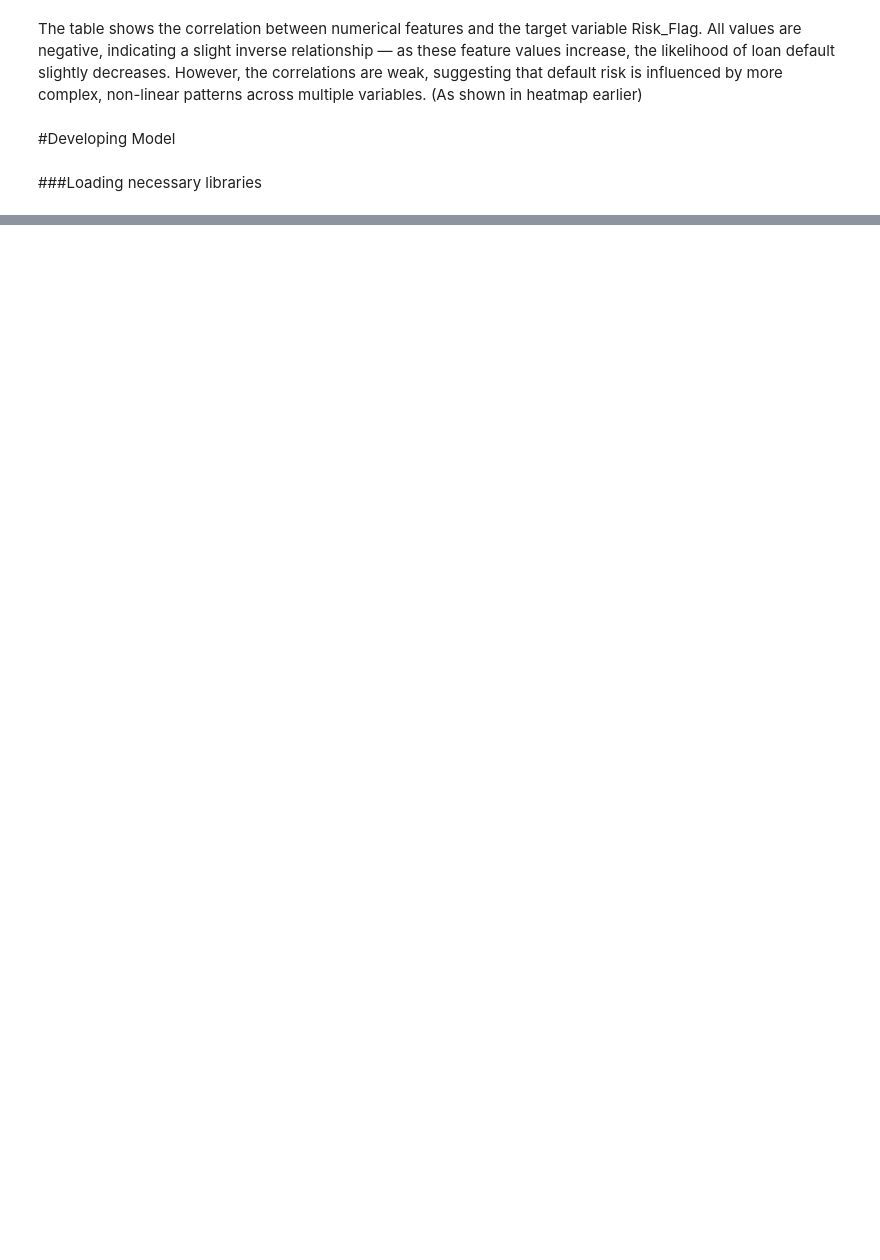
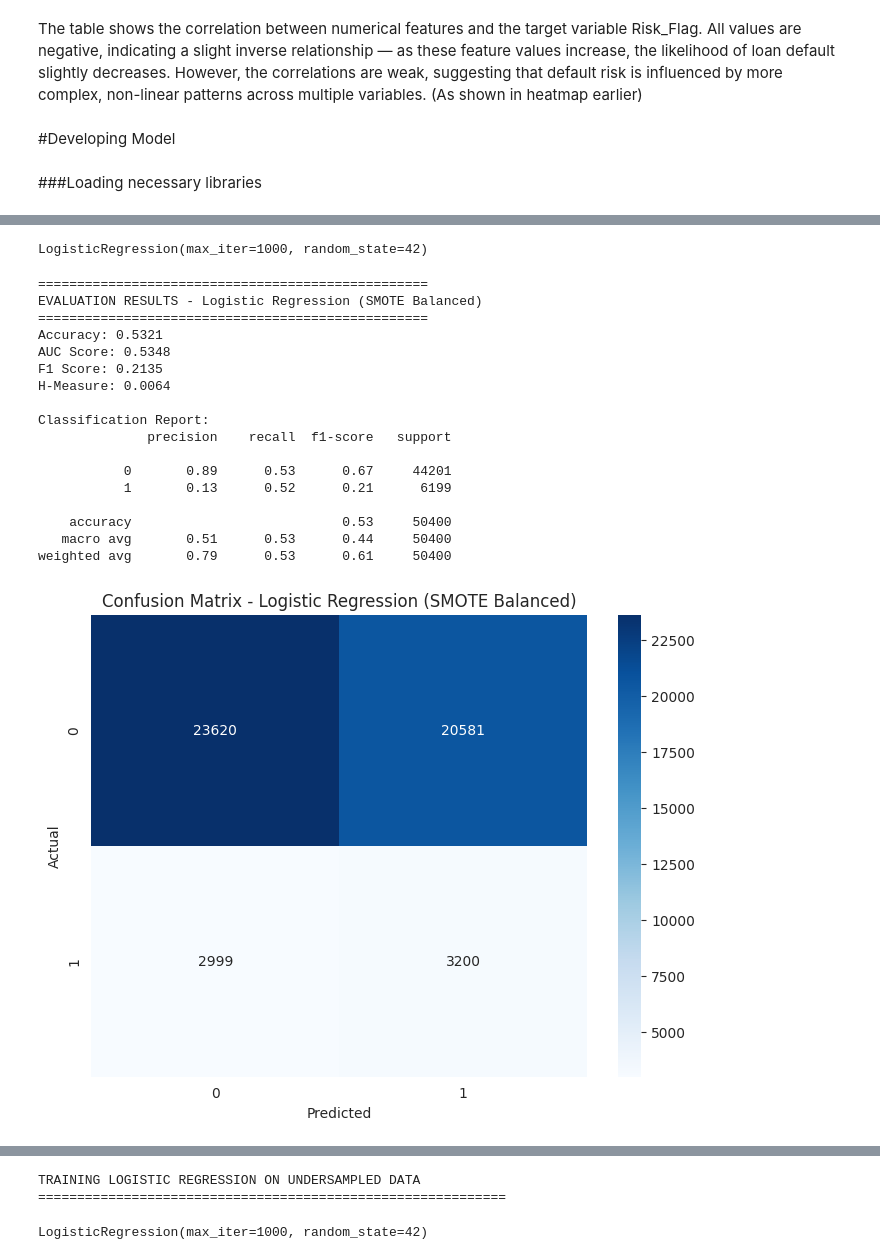
Before and after one commit to sina-salmanpour/Loan_Defaults_prediction, a Jupyter notebook: Loan_Defaults.ipynb, the cells around one changed output, grey strips where cells are left out. Drawn from its saved outputs; the diff is of its cells as text; code cells hidden in the pictures; blank space fills up the shorter version.

```diff
--- a/Loan_Defaults.ipynb
+++ b/Loan_Defaults.ipynb
@@ -804,0 +1016,46 @@ def preprocess_data(df):
+# %%
+# =============================================================================
+# STEP 5: HANDLE CLASS IMBALANCE AND TRAIN LOGISTIC REGRESSION
+# =============================================================================
+
+print("\n\nHANDLING CLASS IMBALANCE")
+print("="*60)
+
+# Method 1: SMOTE (Oversampling)
+smote = SMOTE(random_state=42)
+X_train_smote, y_train_smote = smote.fit_resample(X_train, y_train)
+
+print("After SMOTE:")
+print(f"Training set shape: {X_train_smote.shape}")
+print("Class distribution:")
+print(pd.Series(y_train_smote).value_counts(normalize=True))
+
+# Method 2: Random Undersampling
+undersampler = RandomUnderSampler(random_state=42)
+X_train_under, y_train_under = undersampler.fit_resample(X_train, y_train)
+
+print(f"\nAfter Undersampling:")
+print(f"Training set shape: {X_train_under.shape}")
+print("Class distribution:")
+print(pd.Series(y_train_under).value_counts(normalize=True))
+
+# Train logistic regression on balanced data (SMOTE)
+print("\nTRAINING LOGISTIC REGRESSION ON BALANCED DATA (SMOTE)")
+print("="*60)
+
+lr_balanced_smote = LogisticRegression(random_state=42, max_iter=1000)
+lr_balanced_smote.fit(X_train_smote, y_train_smote)
+
+lr_balanced_smote_results = evaluate_model(lr_balanced_smote, X_test, y_test,
+                                          "Logistic Regression (SMOTE Balanced)")
+
+# Train logistic regression on undersampled data
+print("\nTRAINING LOGISTIC REGRESSION ON UNDERSAMPLED DATA")
+print("="*60)
+
+lr_balanced_under = LogisticRegression(random_state=42, max_iter=1000)
+lr_balanced_under.fit(X_train_under, y_train_under)
+
+lr_balanced_under_results = evaluate_model(lr_balanced_under, X_test, y_test,
+                                          "Logistic Regression (Undersampled)")
+# %% [output]
@@ -804,0 +1082,19 @@ def preprocess_data(df):
+LogisticRegression(max_iter=1000, random_state=42)
+==================================================
+EVALUATION RESULTS - Logistic Regression (SMOTE Balanced)
+==================================================
+Accuracy: 0.5321
+AUC Score: 0.5348
+F1 Score: 0.2135
+H-Measure: 0.0064
+
+Classification Report:
+              precision    recall  f1-score   support
+
+           0       0.89      0.53      0.67     44201
+           1       0.13      0.52      0.21      6199
+
+    accuracy                           0.53     50400
+   macro avg       0.51      0.53      0.44     50400
+weighted avg       0.79      0.53      0.61     50400
+[figure, added]
@@ -804,0 +1103,3 @@ def preprocess_data(df):
+TRAINING LOGISTIC REGRESSION ON UNDERSAMPLED DATA
+============================================================
+LogisticRegression(max_iter=1000, random_state=42)
```
Also changed, not shown: parts of 17 cells of this notebook.
